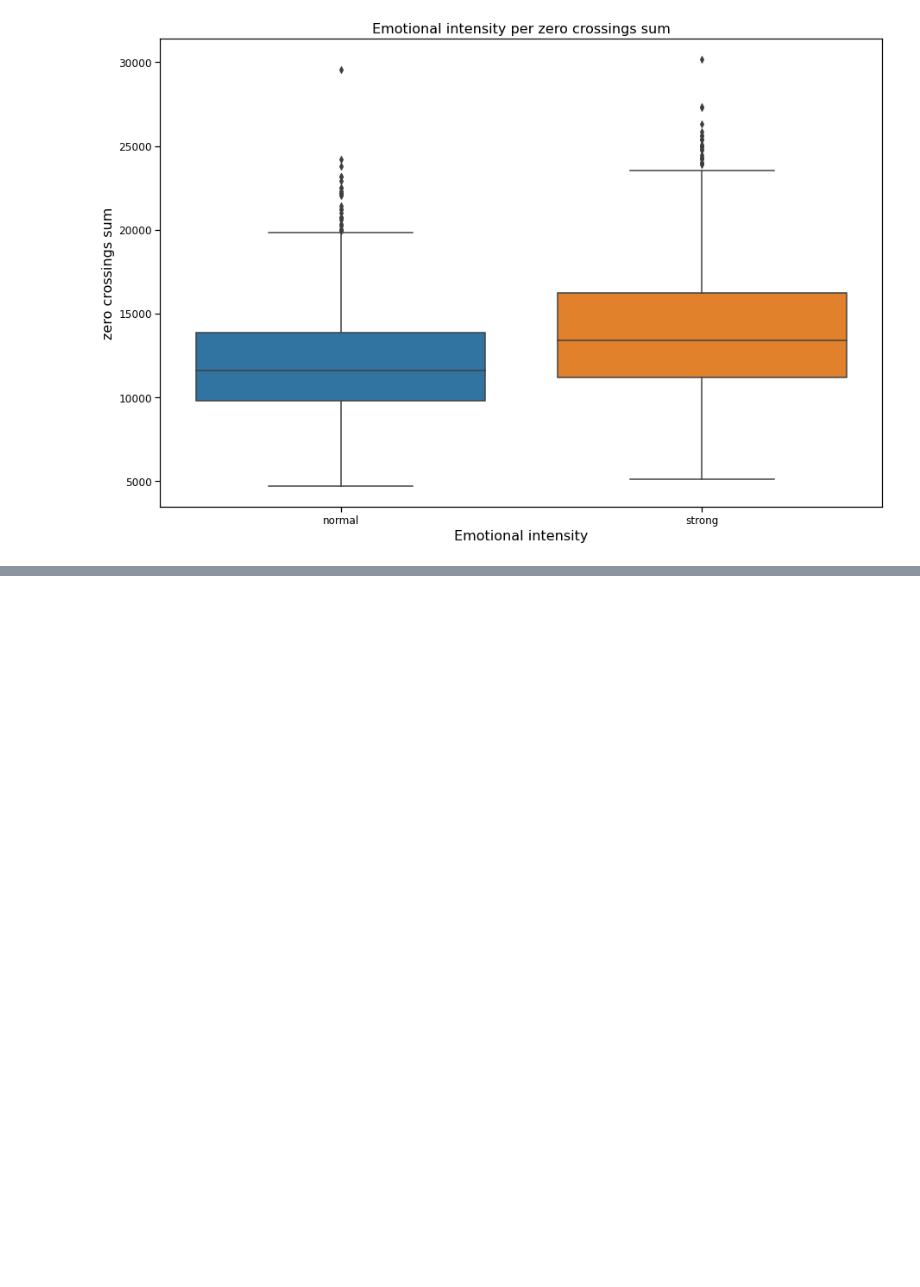
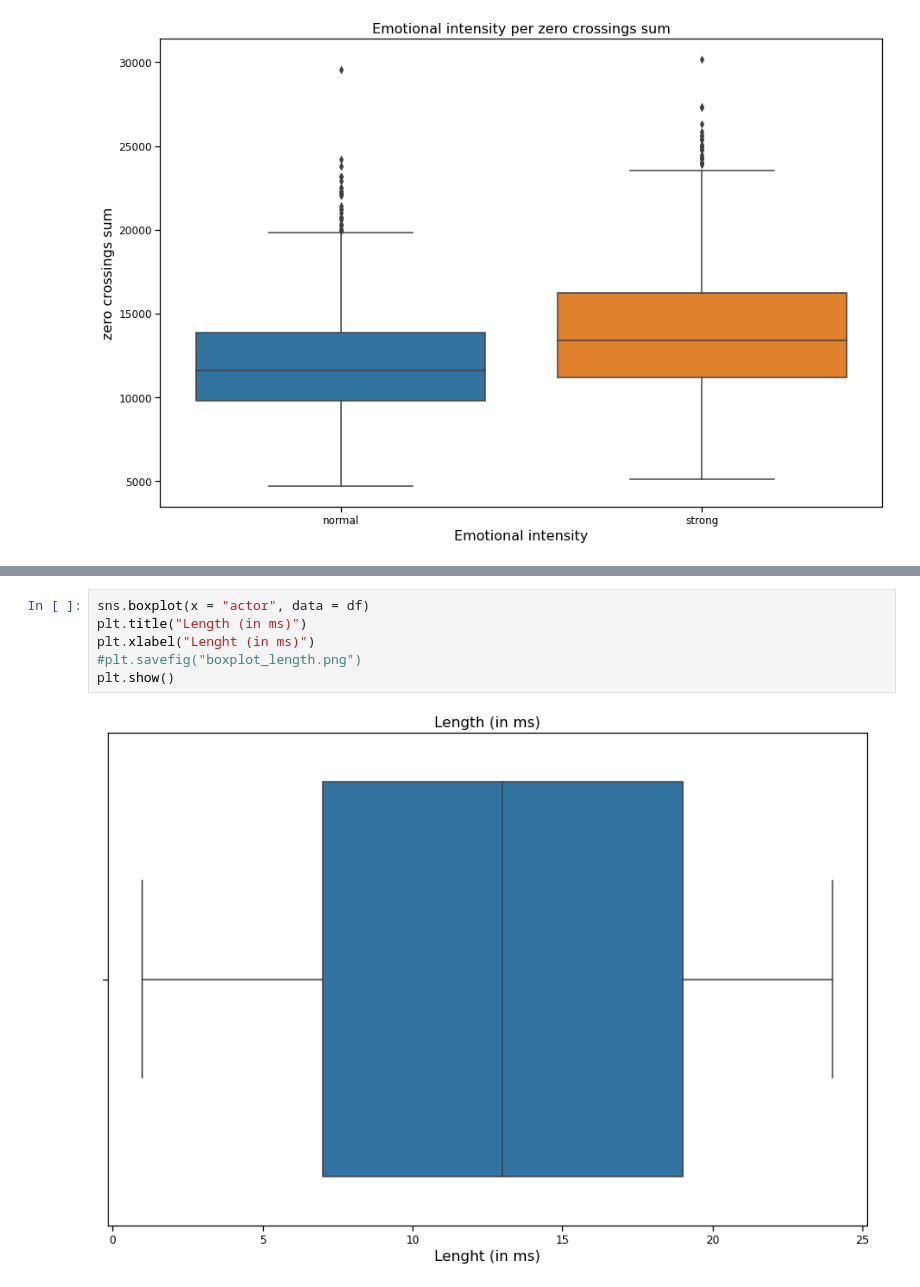
Before and after one commit to Claudio-95/DM22-23, a Jupyter notebook: Project_1st part - C.ipynb, the cells around one changed output, grey strips where cells are left out. Drawn from its saved outputs; the diff is of its cells as text; blank space fills up the shorter version.

```diff
--- a/Project_1st part - C.ipynb
+++ b/Project_1st part - C.ipynb
@@ -515,0 +528,8 @@ plt.show()
+# %%
+sns.boxplot(x = "actor", data = df)
+plt.title("Length (in ms)")
+plt.xlabel("Lenght (in ms)")
+#plt.savefig("boxplot_length.png")
+plt.show()
+# %% [output]
+[figure, added]
```
Also changed, not shown: parts of 6 cells of this notebook.
